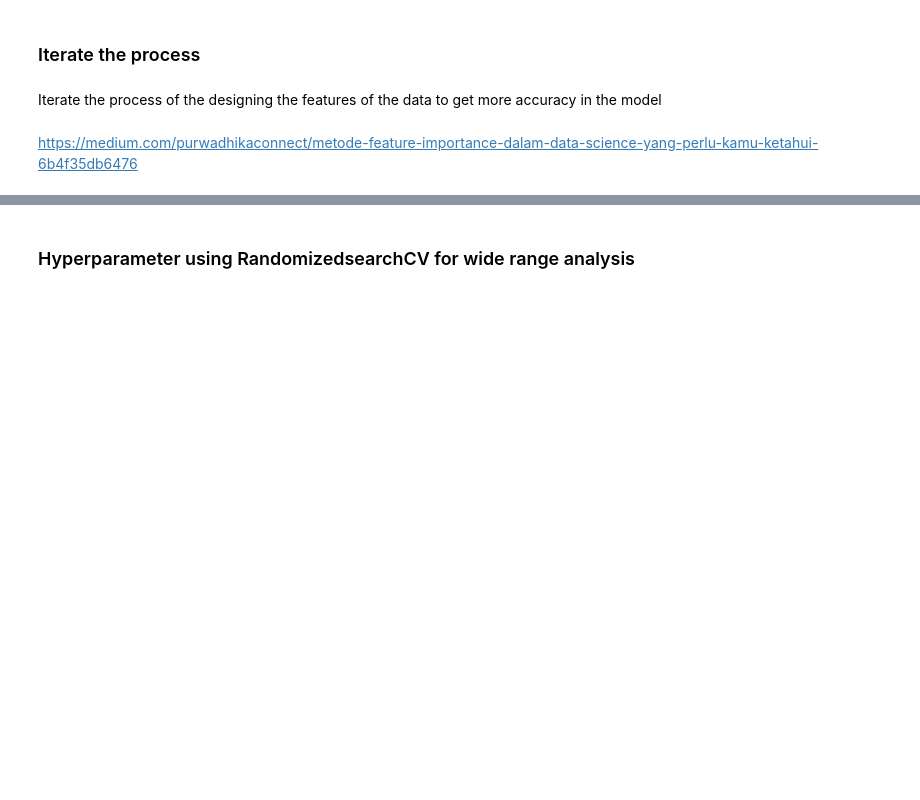
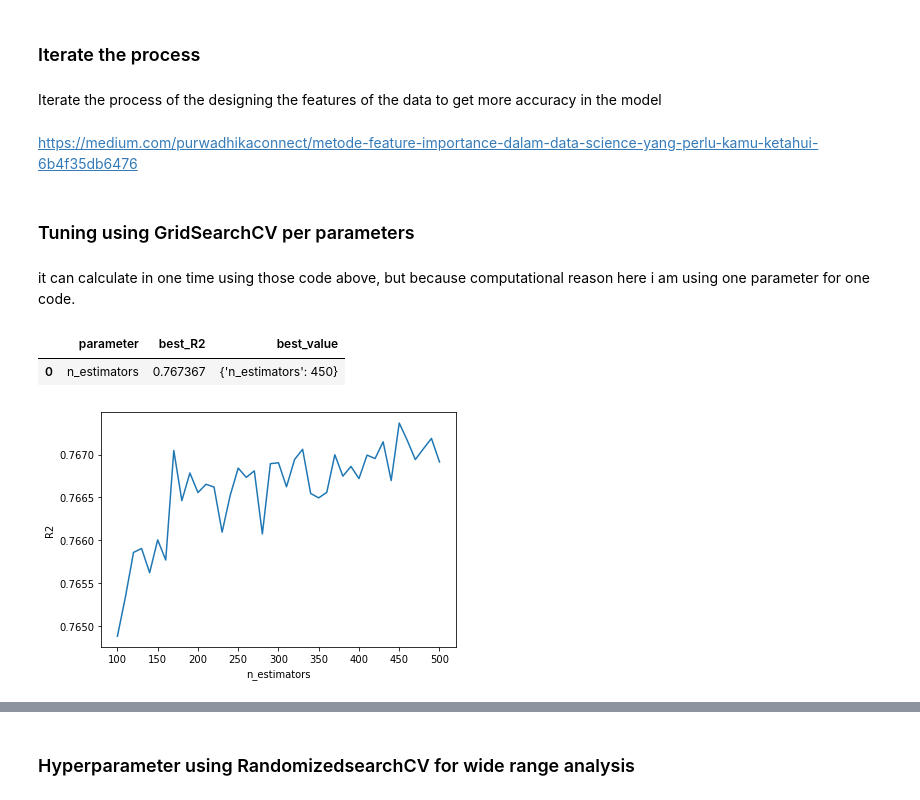
Before and after one commit to RodzanIskandar/Used_Craiglist_Car_Price_Prediction, a Jupyter notebook: machine learning model.ipynb, the cells around one changed output, grey strips where cells are left out. Drawn from its saved outputs; the diff is of its cells as text; code cells hidden in the pictures; blank space fills up the shorter version.

Commit message:
update ML model for tuning and fit check

```diff
--- a/machine learning model.ipynb
+++ b/machine learning model.ipynb
@@ -183,3 +179,43 @@ Text(0.5, 1.0, 'Feature Importances')
 Iterate the process of the designing the features of the data to get more accuracy in the model
 # %% [markdown]
 https://medium.com/purwadhikaconnect/metode-feature-importance-dalam-data-science-yang-perlu-kamu-ketahui-6b4f35db6476
+# %% [markdown]
+### Tuning using GridSearchCV per parameters
+# %%
+def tuning_param(X, y, model, parameters):
+
+    from sklearn.model_selection import GridSearchCV
+
+    scores = []
+
+    fig, axs = plt.subplots(len(parameters))
+    k = 0
+    for parameter in parameters:
+
+        clf = GridSearchCV(estimator = model, param_grid = parameter, cv=3, scoring='r2', n_jobs=-1)
+        clf.fit(X, y)
+
+
+        for name_param, val_param in parameter.items():
+
+            grid_mean_scores = clf.cv_results_['mean_test_score']
+
+            if len(parameters) == 1:
+               axs.plot(val_param, grid_mean_scores)
+               axs.set_xlabel(name_param)
+               axs.set_ylabel('R2')
+
+            else:
+                axs[k].plot(val_param, grid_mean_scores)
+                axs[k].set_xlabel(name_param)
+                axs[k].set_ylabel('R2')
+
+                k+=1
+
+
+        scores.append({'parameter':name_param,
+                       'best_R2':clf.best_score_,
+                       'best_value':clf.best_params_})
+
+    plt.tight_layout()
+    return pd.DataFrame(scores, columns=['parameter', 'best_R2', 'best_value'])
@@ -185,0 +227,8 @@ https://medium.com/purwadhikaconnect/metode-feature-importance-dalam-data-scienc
+# %% [markdown]
+it can calculate in one time using those code above, but because computational reason here i am using one parameter for one code.
+# %%
+tuning_param(X_train, y_train, rf, [{'n_estimators': np.arange(100, 510, 10)}])
+# %% [output]
+|  | parameter | best_R2 | best_value |
+| 0 | n_estimators | 0.767367 | {'n_estimators': 450} |
+[figure, added]
```
Also changed, not shown: parts of 15 cells of this notebook.
